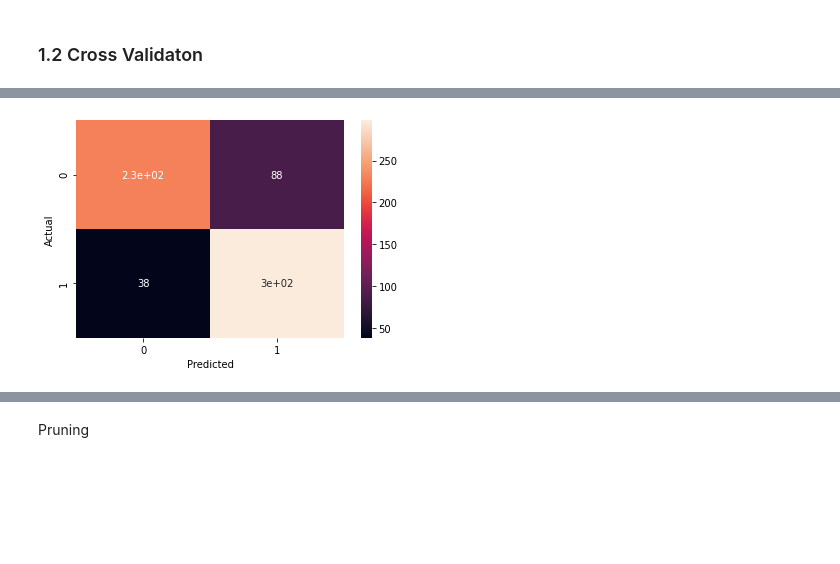
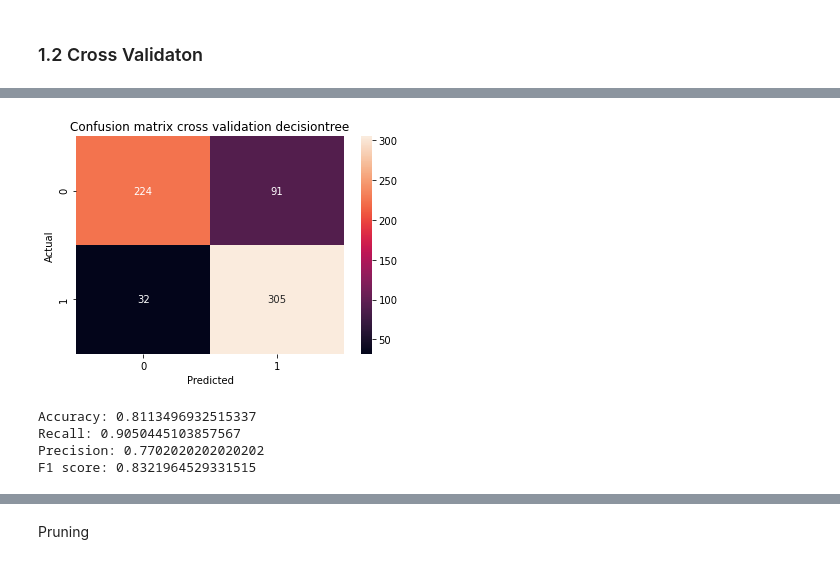
Before and after one commit to MilenaTrajanoska/spotify_top_tracks_analysis, a Jupyter notebook: classification/decision_tree_classifier.ipynb, the cells around one changed output, grey strips where cells are left out. Saved outputs shown, nothing was run; the diff lists cells and outputs as text; code cells hidden in the pictures; blank space fills up the shorter version.

```diff
--- a/classification/decision_tree_classifier.ipynb
+++ b/classification/decision_tree_classifier.ipynb
@@ -81,7 +82,6 @@ plt.show()
 # %%
 encoder =  LabelEncoder()
 X['artist'] = encoder.fit_transform(X['artist'])
-X['title'] = encoder.fit_transform(X['title'])
 X.head()
 # %% [output]
 A value is trying to be set on a copy of a slice from a DataFrame.
@@ -112,6 +108,7 @@ X_train, X_test, Y_train, Y_test =  train_test_split(X, Y, test_size=0.2)
 scaler.fit(X_train)
 X_train = scaler.transform(X_train)
 X_test = scaler.transform(X_test)
+X = pd.DataFrame(scaler.transform(X))
 # %%
 from sklearn.tree import DecisionTreeClassifier
 
@@ -201,21 +200,17 @@ from sklearn.model_selection import KFold
 
 folds = KFold(n_splits=5, shuffle=True)
 # %%
-predicted = []
-actual = []
+def cross_validation_predictions(X, Y, estimator):
+    predicted = []
+    actual = []
 
-for train_ind, test_ind in folds.split(X):
-  X_train = X.iloc[train_ind]
-  Y_train = Y.iloc[train_ind]
-  X_test = X.iloc[test_ind]
-  Y_test = Y.iloc[test_ind]
-  scaler.fit(X_train)
-  X_train = scaler.transform(X_train)
-  X_test = scaler.transform(X_test)
-  dt_clf.fit(X_train, Y_train)
-  predicted_vals = dt_clf.predict(X_test)
-  predicted.extend(predicted_vals)
-  actual.extend(Y_test['is_dance_pop'].to_list())
-
-print(predicted)
-print(actual)
+    for train_ind, test_ind in folds.split(X):
+      X_train = X.iloc[train_ind]
+      Y_train = Y.iloc[train_ind]
+      X_test = X.iloc[test_ind]
+      Y_test = Y.iloc[test_ind]
+      estimator.fit(X_train, Y_train)
+      predicted_vals = estimator.predict(X_test)
+      predicted.extend(predicted_vals)
+      actual.extend(Y_test['is_dance_pop'].to_list())
+    return predicted, actual
@@ -225,3 +217,5 @@ print(actual)
+# %%
+predicted, actual = cross_validation_predictions(X, Y, dt_clf)
 # %%
 result = pd.DataFrame({'actual': actual, 'predicted':predicted})
 result
@@ -242,16 +236,26 @@ result
 # %%
 conf_mat = pd.crosstab(result['actual'], result['predicted'], rownames=['Actual'], colnames=['Predicted'])
-sns.heatmap(conf_mat, annot=True)
+sns.heatmap(conf_mat, fmt = '.5g', annot=True)
 plt.xlabel('Predicted')
 plt.ylabel('Actual')
+plt.title('Confusion matrix cross validation decisiontree')
 plt.show()
 # %% [output]
-[figure, old version]
+[figure, new version]
 # %%
 accuracy = accuracy_score(actual, predicted)
 recall = recall_score(actual, predicted)
 precision = precision_score(actual, predicted)
 f1 = f1_score(actual, predicted)
+print(f'Accuracy: {accuracy}')
+print(f'Recall: {recall}')
+print(f'Precision: {precision}')
+print(f'F1 score: {f1}')
+# %% [output]
+Accuracy: 0.8113496932515337
+Recall: 0.9050445103857567
+Precision: 0.7702020202020202
+F1 score: 0.8321964529331515
 # %%
 plt.figure(figsize=(10,10))
 plt.bar(1, accuracy)
```
Also changed, not shown: parts of 40 cells of this notebook, 5 other files.
